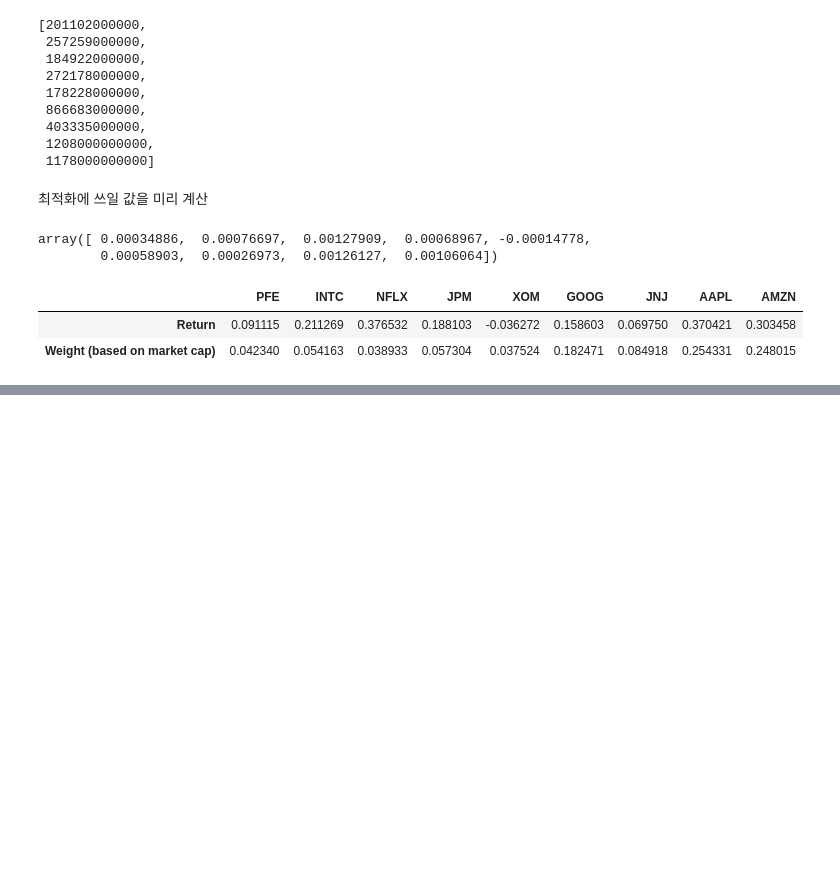
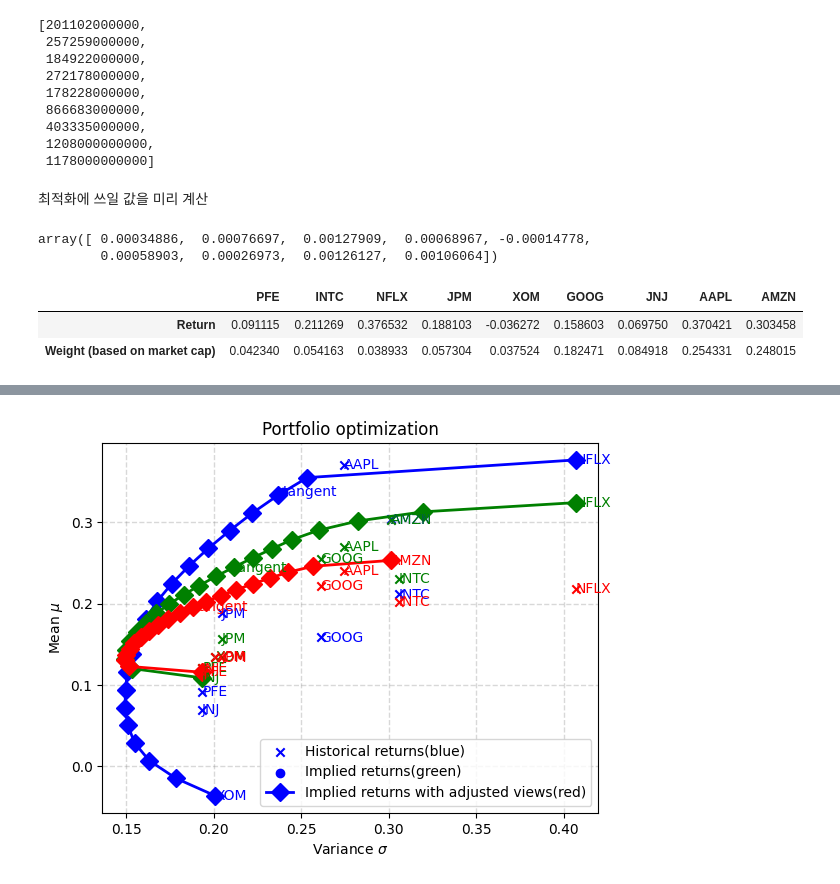
Before and after one commit to wolfinwallst/Financial_Engineering_and_Risk_Management, a Jupyter notebook: 파이썬으로 배우는 포트폴리오/#5 Black-Litterman Model.ipynb, the cells around one changed output, grey strips where cells are left out. Saved outputs shown, nothing was run; the diff lists cells and outputs as text; code cells hidden in the pictures; blank space fills up the shorter version.

```diff
--- a/파이썬으로 배우는 포트폴리오/#5 Black-Litterman Model.ipynb
+++ b/파이썬으로 배우는 포트폴리오/#5 Black-Litterman Model.ipynb
@@ -403,0 +436,10 @@ pi: [0.10626377 0.21514542 0.30906682 0.14127229 0.11977304 0.24037653
+# %%
+"""블랙-리터만 모델 최적화"""
+# 투자자 전망과 합쳐진 균형초과수익률 pi_adj 계산
+bl1 = inv(np.dot(tau, C))
+bl2 = np.dot(np.dot(np.transpose(P), inv(omega)), P)
+bl3 = np.dot(inv(np.dot(tau, C)), pi)
+bl4 = np.dot(np.dot(np.transpose(P), inv(omega)), Q)
+pi_adj = np.dot(inv(bl1+bl2), (bl3+bl4))
+
+opt3 = optimize_frontier(pi_adj + rf, C, rf)
@@ -403,0 +472,35 @@ pi: [0.10626377 0.21514542 0.30906682 0.14127229 0.11977304 0.24037653
+# %%
+# 포트폴리오 구성 자산 플롯
+def plotAssets(tickers, R, C, color='black'):
+    plt.scatter([C[i, i] ** .5 for i in range(n)], R, marker='x', color=color)
+    for i in range(n):
+        plt.text(C[i, i] ** .5, R[i], '%s' % tickers[i], verticalalignment='center', color=color)
+
+# 최적화된 효율적 프런티어 플롯
+def plotFrontier(result, label=None, color='black'):
+    plt.text(result['tan_var'] ** .5, result['tan_mean'], 'tangent', verticalalignment='center', color=color)
+    plt.scatter(result['tan_var'] ** .5, result['tan_mean'], marker='o', color=color)
+    plt.plot(result['eff_var'] ** .5, result['eff_mean'], label=label, color=color, linewidth=2, marker='D', markersize=9)
+# %%
+# 1번째 최적화 결과를 차트로 출력
+plotAssets(tickers, R, C, color='blue')
+plotFrontier(opt1, label='Historical returns', color='blue')
+
+# 2번째 최적화 결과를 차트로 출력
+plotAssets(tickers, pi+rf, C, color='green')
+plotFrontier(opt2, label='Implied returns', color='green')
+
+# 3번째 최적화 결과를 차트로 출력
+plotAssets(tickers, pi_adj+rf, C, color='red')
+plotFrontier(opt3, label='Implied returns (adjusted views)', color='red')
+
+
+plt.rcParams["figure.figsize"] = (12, 10)
+plt.grid(alpha=0.3, color='gray', linestyle='--', linewidth=1)
+plt.title('Portfolio optimization')
+plt.legend(['Historical returns(blue)', 'Implied returns(green)', 'Implied returns with adjusted views(red)'])
+plt.xlabel('Variance $\sigma$')
+plt.ylabel('Mean $\mu$')
+plt.show()
+# %% [output]
+[figure, added]
```
Also changed, not shown: parts of 12 cells of this notebook.
